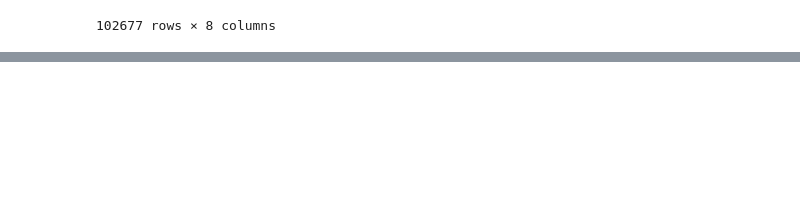
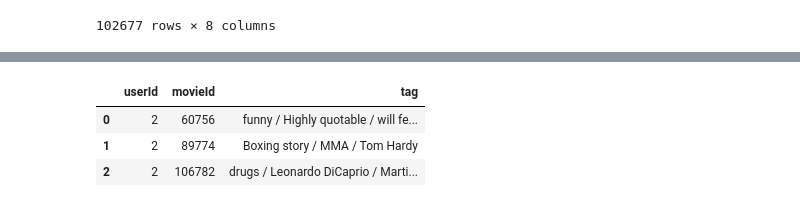
Before and after one commit to gverploeg/Recommender-Case-Study, a Jupyter notebook: grant_notebook.ipynb, the cells around one changed output, grey strips where cells are left out. Saved outputs shown, nothing was run; the diff lists cells and outputs as text; code cells hidden in the pictures; blank space fills up the shorter version.

```diff
--- a/grant_notebook.ipynb
+++ b/grant_notebook.ipynb
@@ -423,0 +487,14 @@ final_df.to_csv('data/cleaned_data.csv')
+# %%
+tag_df['userId'] = tag_df['userId'].astype(int)
+
+tag_df['movieId'] = tag_df['movieId'].astype(int)
+# %%
+foo = lambda a: " / ".join(a)
+
+
+tag__df = tag_df.groupby(['userId', 'movieId']).agg({'tag': foo}).reset_index()
+# tag__df = tag_df.groupby(['userId', 'movieId']).agg({'tag': foo}).reset_index()
+# tag__df = tag_df.groupby(['movieId']).agg({'tag': foo}).reset_index()
+
+
+tag__df
@@ -423,0 +515,9 @@ final_df.to_csv('data/cleaned_data.csv')
+# %%
+new = tag__df.loc[tag__df['userId'] == 2]
+
+new
+# %% [output]
+|  | userId | movieId | tag |
+| 0 | 2 | 60756 | funny / Highly quotable / will fe... |
+| 1 | 2 | 89774 | Boxing story / MMA / Tom Hardy |
+| 2 | 2 | 106782 | drugs / Leonardo DiCaprio / Marti... |
```
Also changed, not shown: parts of 16 cells of this notebook, 1 other file.
